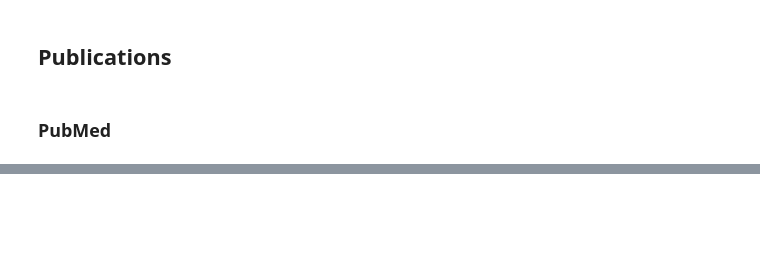
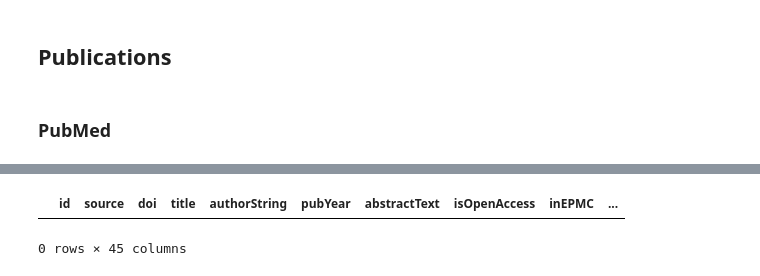
Before and after one commit to Iskken/Echoes-of-Longevity-Research, a Jupyter notebook: Publications/notebooks/DataAnalysis.ipynb, the cells around one changed output, grey strips where cells are left out. Drawn from its saved outputs; the diff is of its cells as text; code cells hidden in the pictures; blank space fills up the shorter version.

```diff
--- a/Publications/notebooks/DataAnalysis.ipynb
+++ b/Publications/notebooks/DataAnalysis.ipynb
@@ -290,0 +278,48 @@ yearly_distribution_hist(pubmed_1500)
+# %%
+import time, requests
+from tqdm import tqdm
+
+def pmid_from_doi_via_pubmed(doi, session, base_params):
+    if not isinstance(doi, str) or not doi.strip():
+        return None
+    # PubMed lets you search DOIs with the DOI tag
+    params = dict(base_params, term=f'"{doi}"[DOI]')
+    try:
+        r = session.get("https://eutils.ncbi.nlm.nih.gov/entrez/eutils/esearch.fcgi",
+                        params=params, timeout=20)
+        r.raise_for_status()
+        ids = r.json().get("esearchresult", {}).get("idlist", [])
+        return ids[0] if ids else None
+    except requests.RequestException:
+        return None
+
+def map_pmids_by_doi(doi_series, api_key=None, email=None, tool="your_app"):
+    # 1) unique DOIs first
+    uniq = doi_series.dropna().astype(str).str.strip().unique()
+
+    # 2) session reuse + base params
+    s = requests.Session()
+    base_params = {"db":"pubmed", "retmode":"json", "tool": tool or "script"}
+    if email: base_params["email"] = email
+    if api_key: base_params["api_key"] = api_key
+
+    # 3) pick a polite delay per NCBI policy
+    delay = 0.12 if api_key else 0.35
+
+    mapping = {}
+    for doi in tqdm(uniq, desc="Resolving PMIDs"):
+        mapping[doi] = pmid_from_doi_via_pubmed(doi, s, base_params)
+        time.sleep(delay)
+
+    # 4) return a Series aligned to original order
+    return doi_series.map(mapping)
+# %%
+# Add your ENTREZ email if you have them  to SPEED UP the process
+biomedrxiv["pmid"] = map_pmids_by_doi(
+    biomedrxiv["doi"], email="example@gmail.com", tool="longevity-study"
+)
+# %%
+biomedrxiv[biomedrxiv['pmid'].isin(pubmed_1500_allkeys['pmid'])] #no artciles have the same pmid, meaning they DO NOT intersect.
+# %% [output]
+|  | id | source | doi | title | authorString | pubYear | abstractText | isOpenAccess | inEPMC | ... |
+0 rows × 45 columns
```
Also changed, not shown: parts of 12 cells of this notebook, 5 other files.
